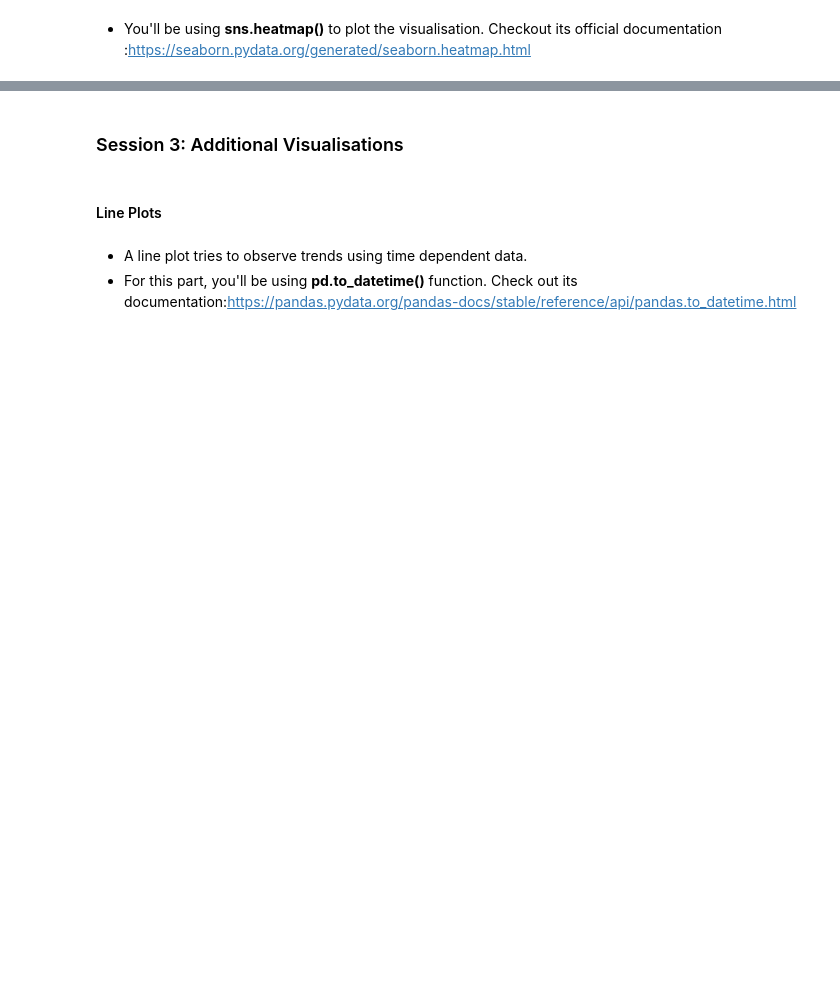
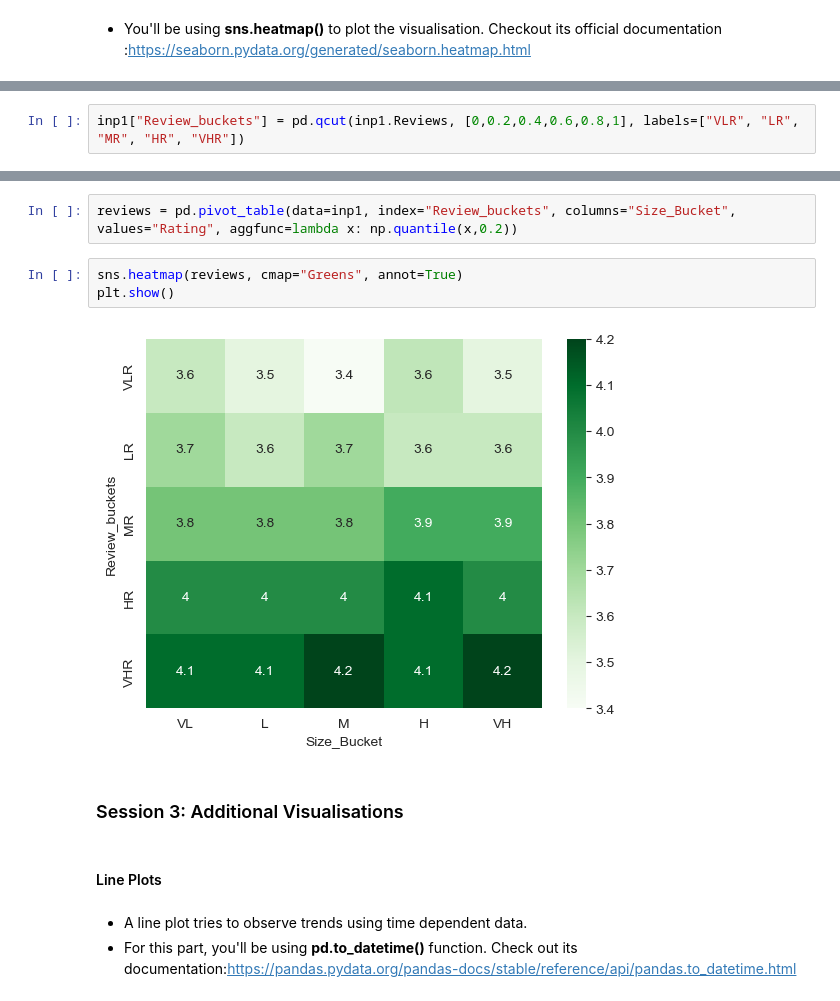
Before and after one commit to AnkitSalian/Machine_Learning_Notes, a Jupyter notebook: Data Visualization/Case Study/Case+Study+Notebook/Case Study Notebook/Data Visualisation in Python - Case Study.ipynb, the cells around one changed output, grey strips where cells are left out. Drawn from its saved outputs; the diff is of its cells as text; blank space fills up the shorter version.

```diff
--- a/Data Visualization/Case Study/Case+Study+Notebook/Case Study Notebook/Data Visualisation in Python - Case Study.ipynb
+++ b/Data Visualization/Case Study/Case+Study+Notebook/Case Study Notebook/Data Visualisation in Python - Case Study.ipynb
@@ -1166,0 +1233,2 @@ Heat mapsutilise the concept of using colours and colour intensities to visualis
+# %%
+inp1["Review_buckets"] = pd.qcut(inp1.Reviews, [0,0.2,0.4,0.6,0.8,1], labels=["VLR", "LR", "MR", "HR", "VHR"])
@@ -1167,3 +1244,10 @@ Heat mapsutilise the concept of using colours and colour intensities to visualis
+# %%
+reviews = pd.pivot_table(data=inp1, index="Review_buckets", columns="Size_Bucket", values="Rating", aggfunc=lambda x: np.quantile(x,0.2))
+# %%
+sns.heatmap(reviews, cmap="Greens", annot=True)
+plt.show()
+# %% [output]
+[figure, added]
 # %% [markdown]
 ### Session 3: Additional Visualisations
 # %% [markdown]
```
Also changed, not shown: parts of 24 cells of this notebook.
